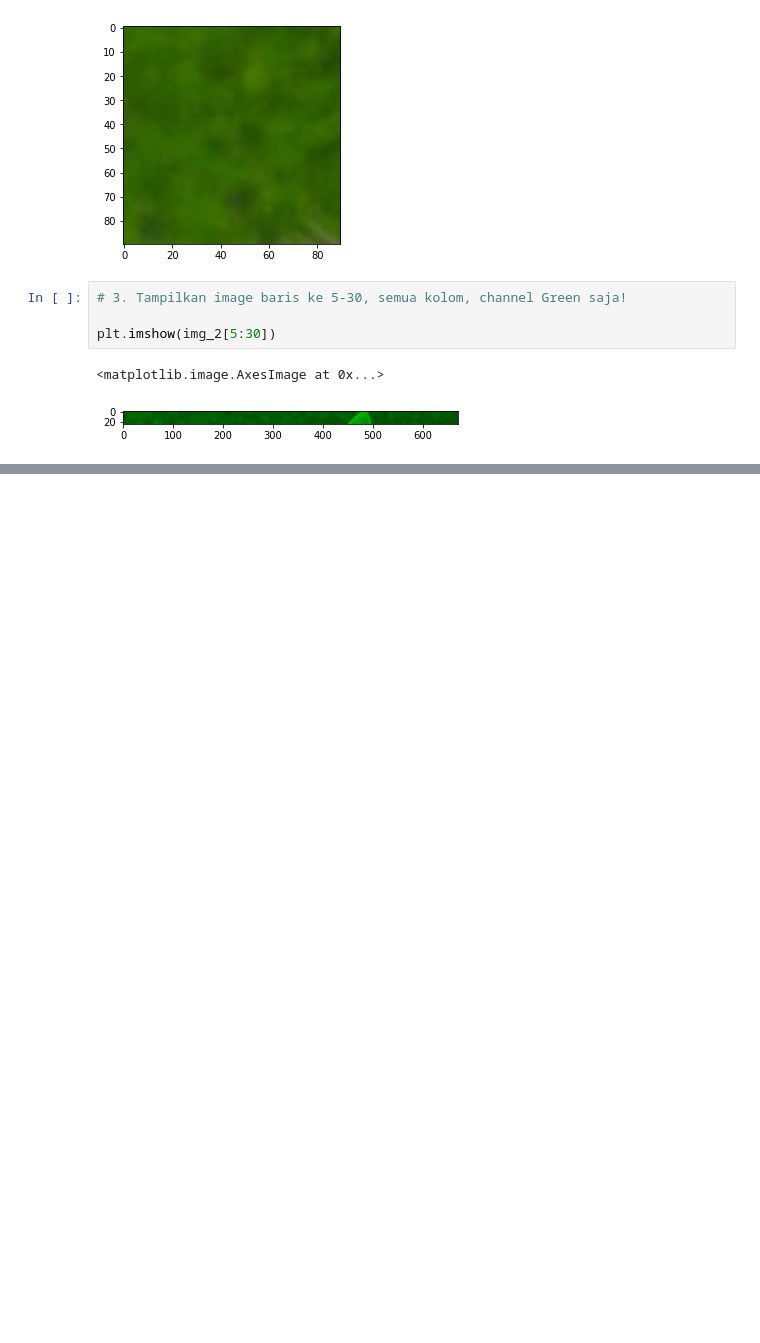
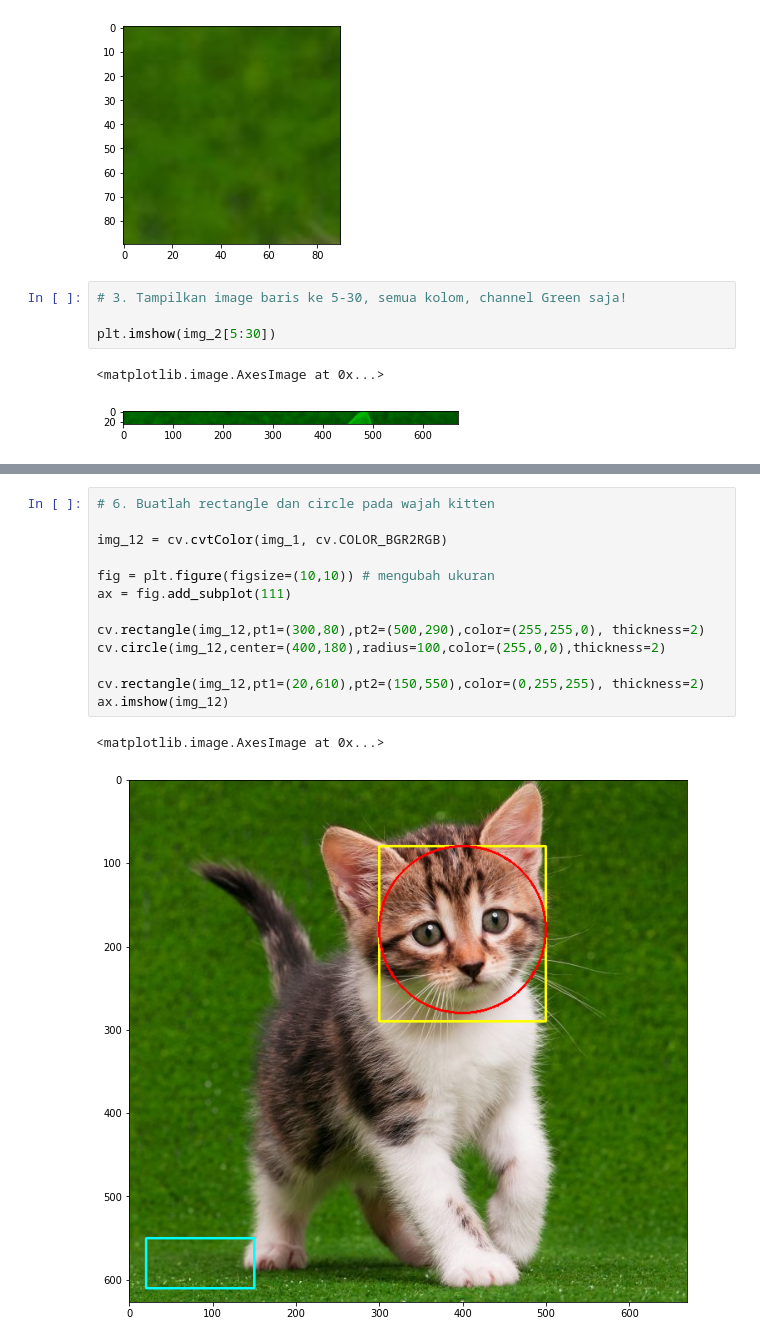
Before and after one commit to PanduDLaksono/PVCK_Genap_2021, a Jupyter notebook: Week2.ipynb, the cells around one changed output, grey strips where cells are left out. Saved outputs shown, nothing was run; the diff lists cells and outputs as text; blank space fills up the shorter version.

```diff
--- a/Week2.ipynb
+++ b/Week2.ipynb
@@ -186,0 +219,16 @@ img_11 = cv.cvtColor(img_1, cv.COLOR_BGR2RGB)
+# %%
+# 6. Buatlah rectangle dan circle pada wajah kitten
+
+img_12 = cv.cvtColor(img_1, cv.COLOR_BGR2RGB)
+
+fig = plt.figure(figsize=(10,10)) # mengubah ukuran
+ax = fig.add_subplot(111)
+
+cv.rectangle(img_12,pt1=(300,80),pt2=(500,290),color=(255,255,0), thickness=2)
+cv.circle(img_12,center=(400,180),radius=100,color=(255,0,0),thickness=2)
+
+cv.rectangle(img_12,pt1=(20,610),pt2=(150,550),color=(0,255,255), thickness=2)
+ax.imshow(img_12)
+# %% [output]
+<matplotlib.image.AxesImage at 0x...>
+[figure, added]
```
Also changed, not shown: parts of 3 cells of this notebook.
